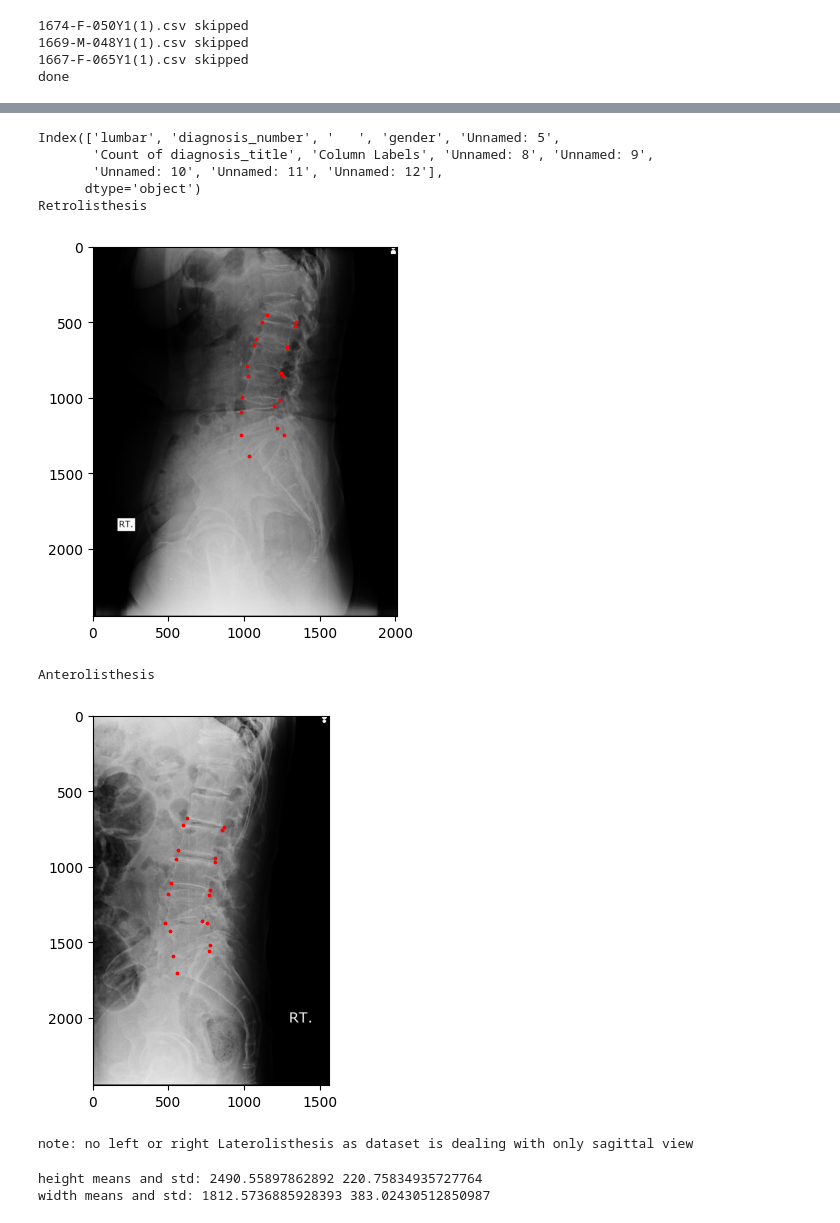
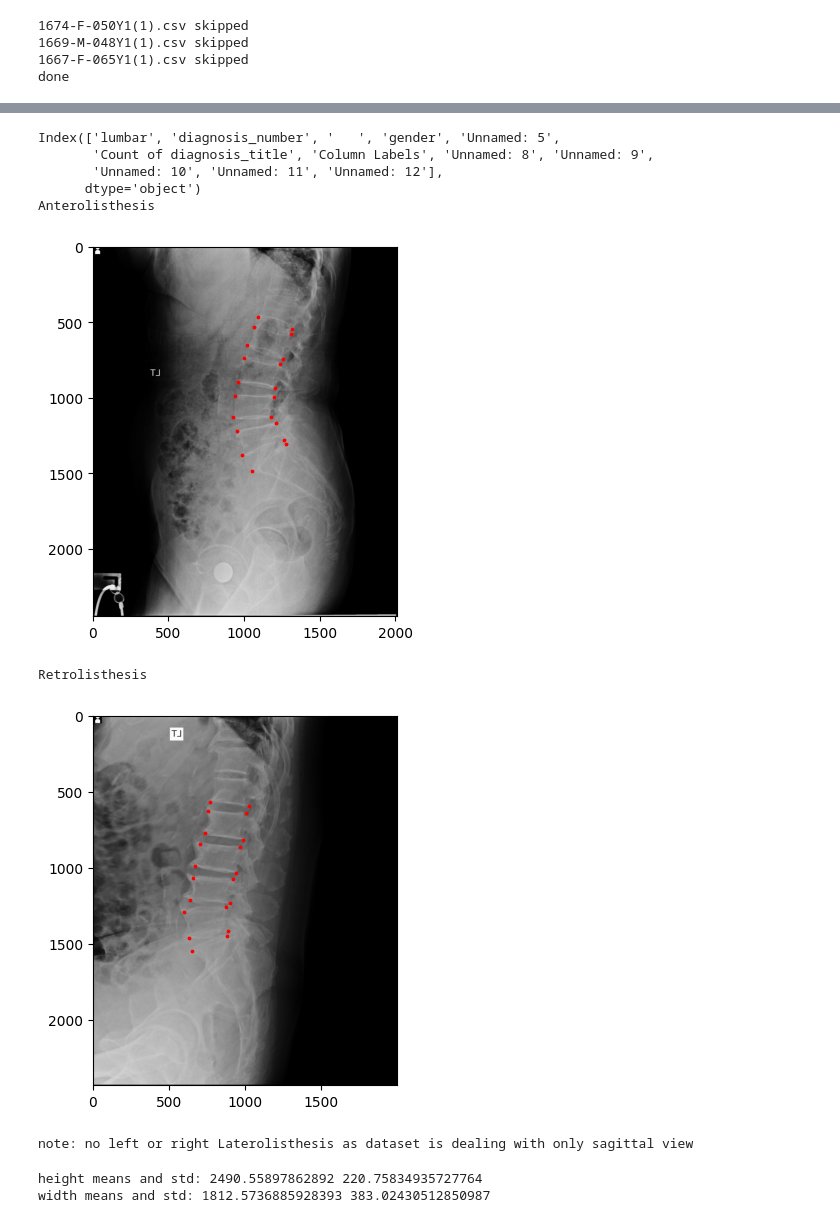
Before and after one commit to lavanyanigam/Spondylolisthesis-Vertebral-Detection, a Jupyter notebook: spondylolisthesis-vertebral-project.ipynb, the cells around one changed output, grey strips where cells are left out. Drawn from its saved outputs; the diff is of its cells as text; code cells hidden in the pictures.

```diff
--- a/spondylolisthesis-vertebral-project.ipynb
+++ b/spondylolisthesis-vertebral-project.ipynb
@@ -155,59 +155,66 @@ for fname in os.listdir(imagedir):
 # %%
-#data on excel according to diagnosis
+# data on excel according to diagnosis
 imagedir='/kaggle/working/clean_data/img'
 xldir="/kaggle/input/datasets/lavanyanigam/lumbar-spine-dataset/KIOM2022_dataset_report.xlsx"
 csvdir="/kaggle/working/clean_data/csv"
 count1,count2,count3,count4=0,0,0,0
 diaginfo=pd.read_excel(xldir,sheet_name='diagnosis',index_col='filename')
 print(diaginfo.columns)
+
 for fname in os.listdir(imagedir):
-
-
     if fname.endswith('.jpg'):
         name=os.path.splitext(fname)[0]
         if name in diaginfo.index:
             current_diagnosis = diaginfo.loc[name, 'diagnosis_number']
 
 
-            if current_diagnosis == 3 and count3 == 0:
+            if isinstance(current_diagnosis, pd.Series):
+                has_3 = 3 in current_diagnosis.values
+                has_4 = 4 in current_diagnosis.values
+            else:
+                has_3 = (current_diagnosis == 3)
+                has_4 = (current_diagnosis == 4)
+
+
+            if has_3 and count3 == 0:
                 print("Anterolisthesis")
                 img = Image.open(os.path.join(imagedir, fname))
                 csvname=name+'.csv'
                 csvpth=os.path.join(csvdir,csvname)
                 info=pd.read_csv(csvpth)
                 fig, ax = plt.subplots()
                 ax.imshow(img)
                 ax.scatter(info.iloc[:,2],info.iloc[:,3],c='red',s=3)
                 ax.scatter(info.iloc[:,0],info.iloc[:,1],c='red',s=3)
                 plt.show()
                 count3 += 1
 
-            elif current_diagnosis == 4 and count4 == 0:
+            elif has_4 and count4 == 0:
                 print("Retrolisthesis")
                 img = Image.open(os.path.join(imagedir, fname))
                 csvname=name+'.csv'
                 csvpth=os.path.join(csvdir,csvname)
                 info=pd.read_csv(csvpth)
                 fig, ax = plt.subplots()
                 ax.imshow(img)
                 ax.scatter(info.iloc[:,2],info.iloc[:,3],c='red',s=3)
                 ax.scatter(info.iloc[:,0],info.iloc[:,1],c='red',s=3)
                 plt.show()
                 count4 += 1
 
-
             if count3 > 0 and count4 > 0:
                 break
+
 print("note: no left or right Laterolisthesis as dataset is dealing with only sagittal view")
 # %% [output]
 Index(['lumbar', 'diagnosis_number', '   ', 'gender', 'Unnamed: 5',
        'Count of diagnosis_title', 'Column Labels', 'Unnamed: 8', 'Unnamed: 9',
        'Unnamed: 10', 'Unnamed: 11', 'Unnamed: 12'],
       dtype='object')
-Retrolisthesis
+Anterolisthesis
-[figure, old version]
+[figure, new version]
-Anterolisthesis
+Retrolisthesis
-[figure, old version]
+[figure, new version]
 note: no left or right Laterolisthesis as dataset is dealing with only sagittal view
 # %%
 import statistics
```
Also changed, not shown: parts of 11 cells of this notebook.
